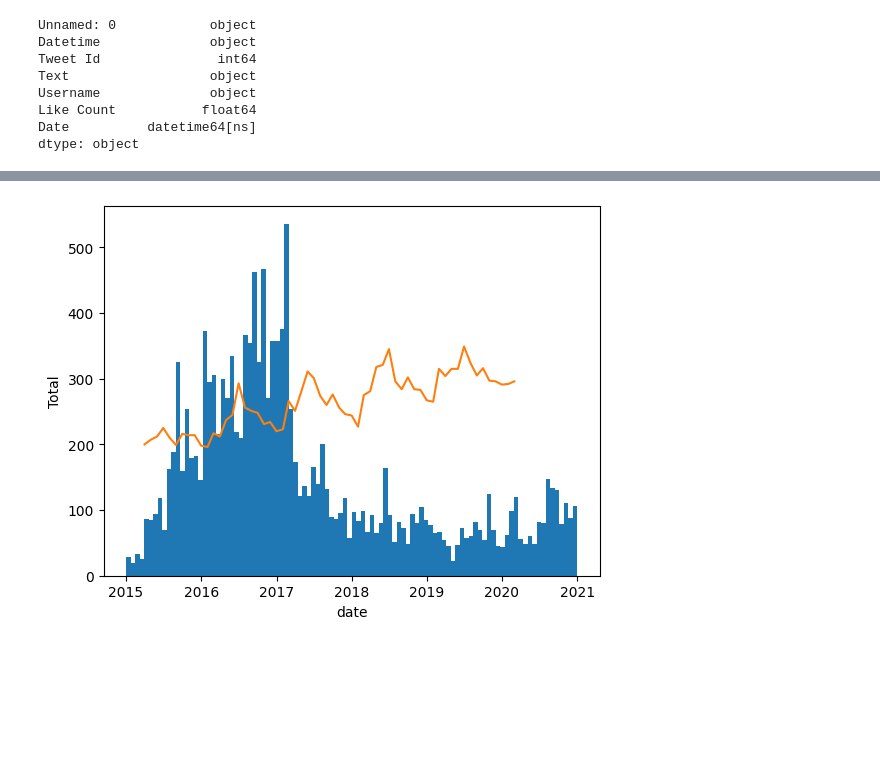
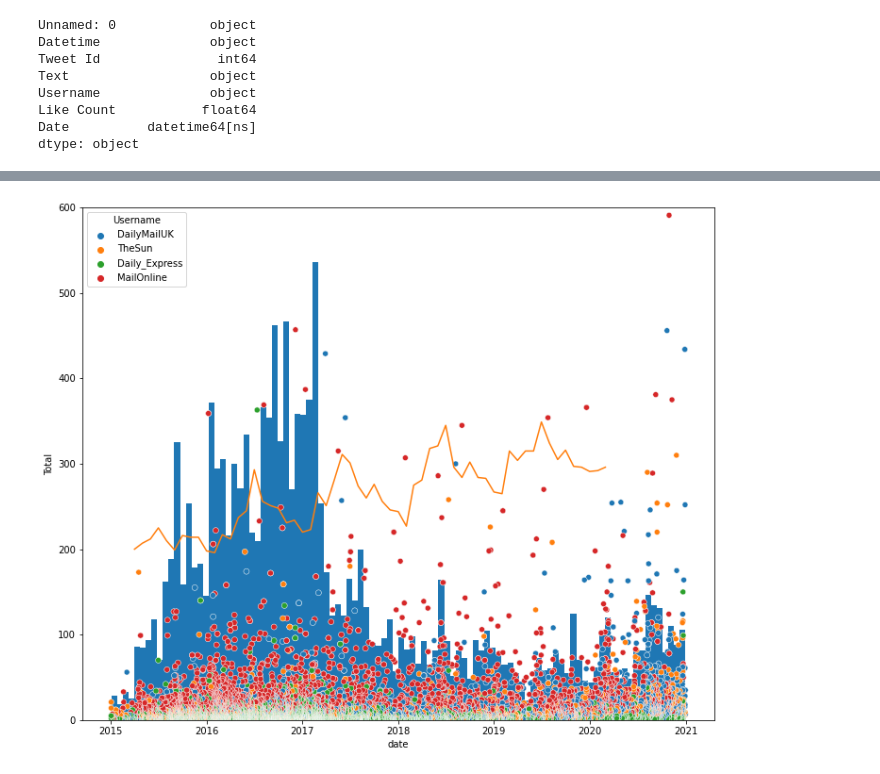
Before and after one commit to jennajt/NLP_sentiment, a Jupyter notebook: notebooks/Output 3/Jenna_Hate crime.ipynb, the cells around one changed output, grey strips where cells are left out. Cells and saved outputs as stored; diff of their text form; code cells hidden in the pictures; blank space fills up the shorter version.

```diff
--- a/notebooks/Output 3/Jenna_Hate crime.ipynb
+++ b/notebooks/Output 3/Jenna_Hate crime.ipynb
@@ -74,0 +85,10 @@ plt.hist(tweets['Date'],bins=100);
+# %%
+
+
+mask1 = tweets['Date'].dt.year> int(2014)
+mask2 =  tweets['Date'].dt.year< int(2021)
+short_like = tweets[mask1]
+short_like = short_like[mask2]
+
+sns.scatterplot(x="Date", y = "Like Count", data = short_like, hue="Username")
+plt.ylim(0, 800);
@@ -78,7 +100,10 @@ mask2 =  tweets['Date'].dt.year< int(2021)
 short_tweets = tweets[mask1]
 short_tweets = short_tweets[mask2]
 # %%
+plt.figure(figsize=(12,10))
 plt.hist(short_tweets['Date'],bins=100)
-sns.lineplot(data=crime, x="date", y="Total");
+sns.lineplot(data=crime, x="date", y="Total")
+sns.scatterplot(x="Date", y = "Like Count", data = short_like, hue="Username")
+plt.ylim(0, 600);
 # %% [output]
-[figure, old version]
+[figure, new version]
```
Also changed, not shown: parts of 7 cells of this notebook, 1 other file.
